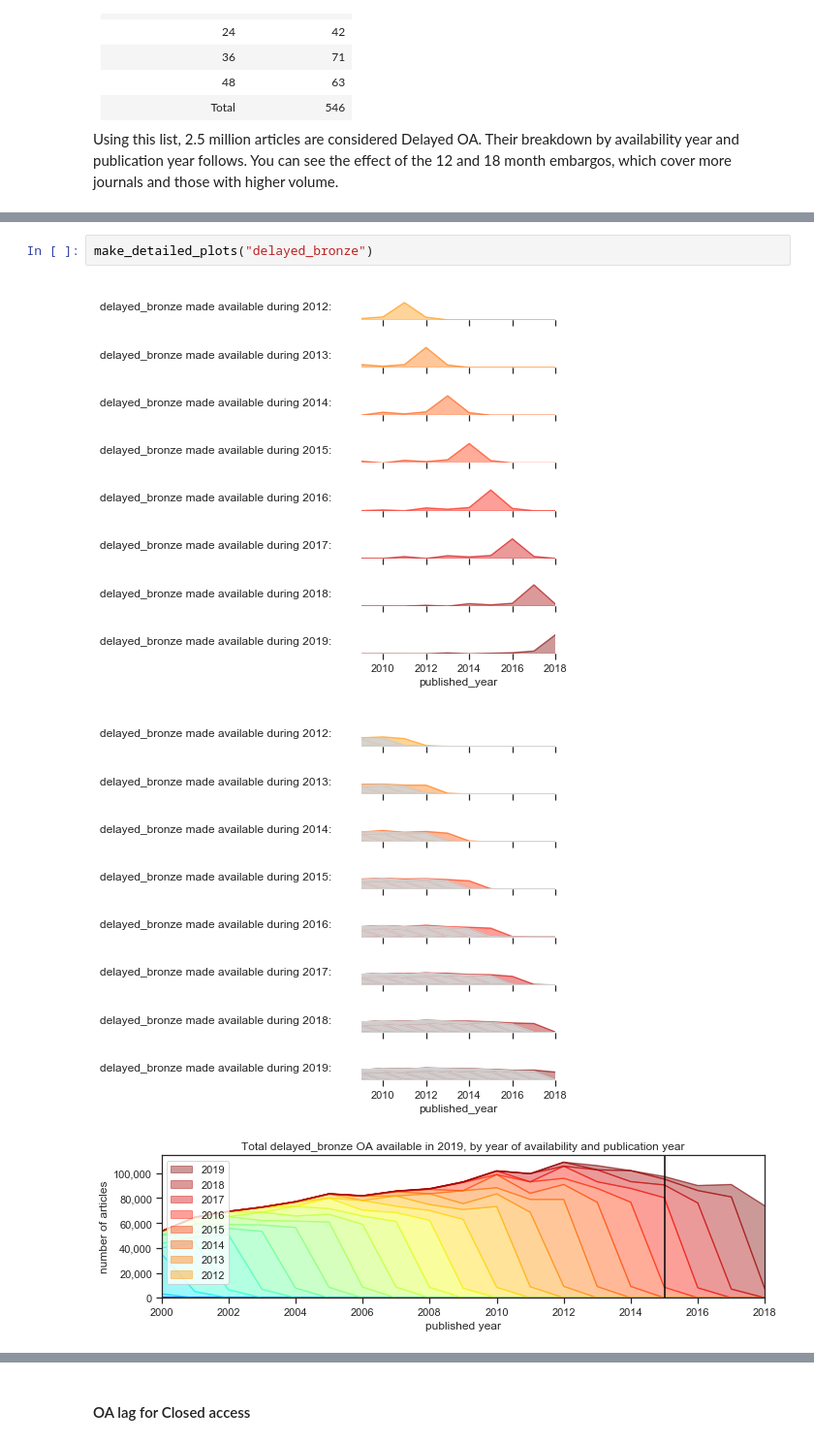
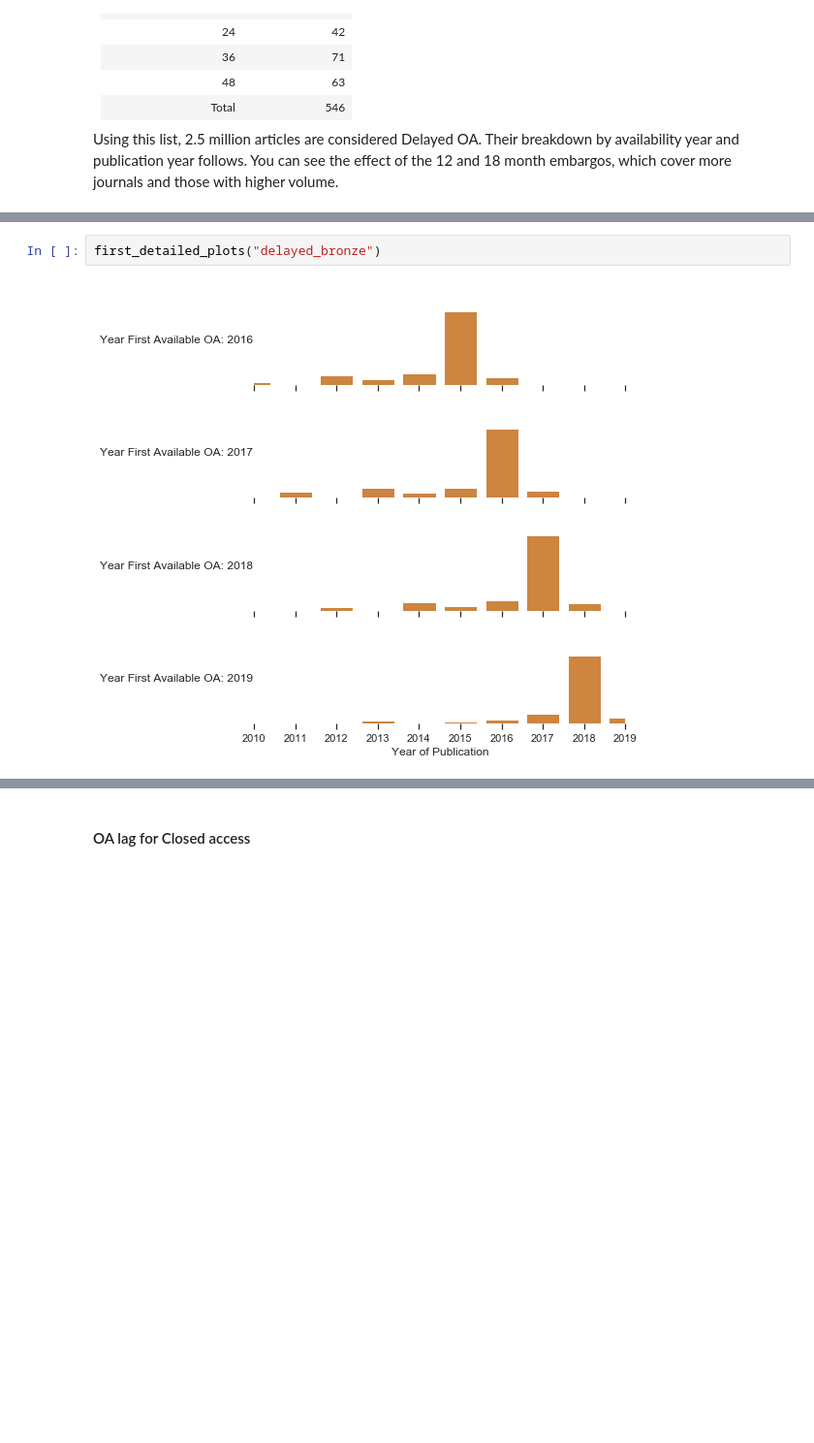
Before and after one commit to ourresearch/future-oa, a Jupyter notebook: manuscript.ipynb, the cells around one changed output, grey strips where cells are left out. Shown at 97% size. Cells and saved outputs as stored; diff of their text form; blank space fills up the shorter version.

```diff
--- a/manuscript.ipynb
+++ b/manuscript.ipynb
@@ -1367,6 +1385,4 @@ register_new_figure("detailed-bronze");
 # %%
-make_detailed_plots("delayed_bronze")
+first_detailed_plots("delayed_bronze")
 # %% [output]
-[figure, old version]
+[figure, new version]
-[figure, removed]
-[figure, removed]
```
Also changed, not shown: parts of 70 cells of this notebook, 25 other files.
